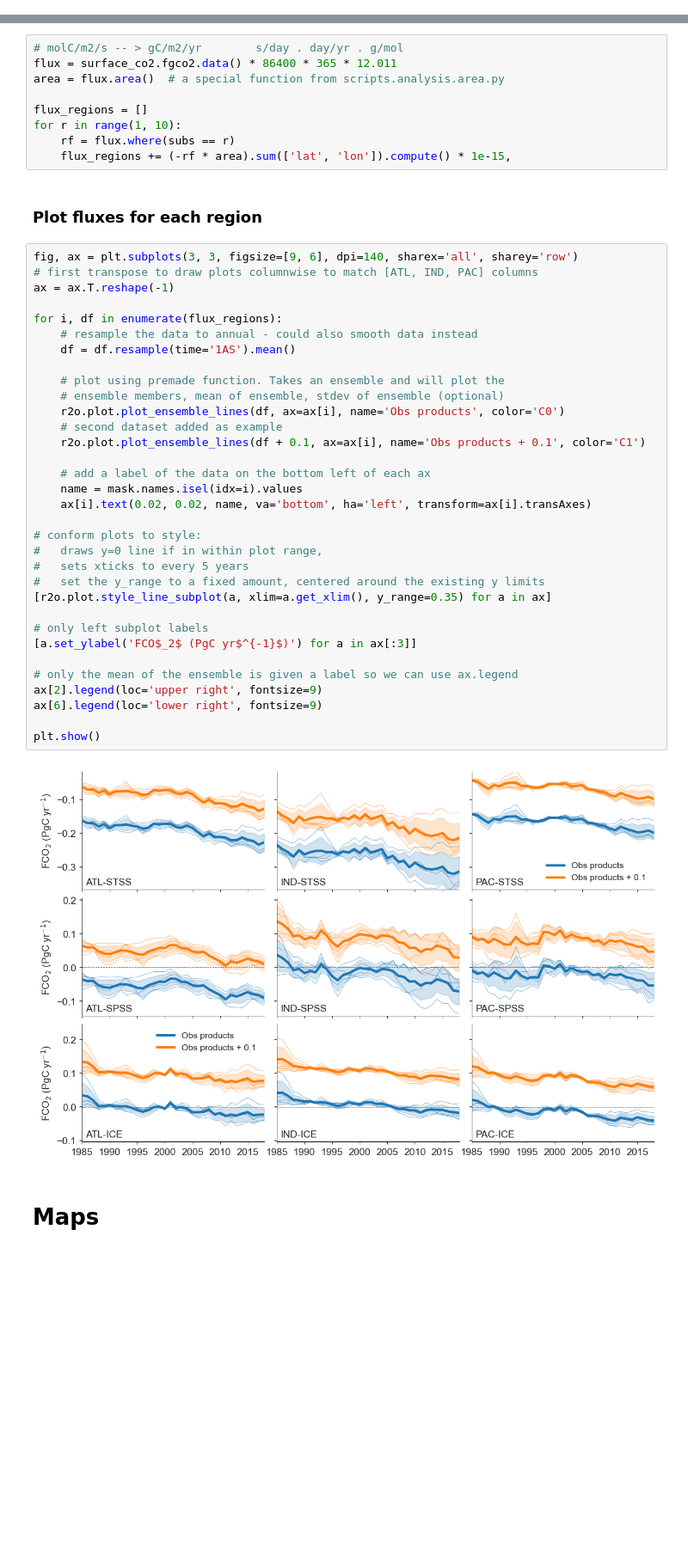
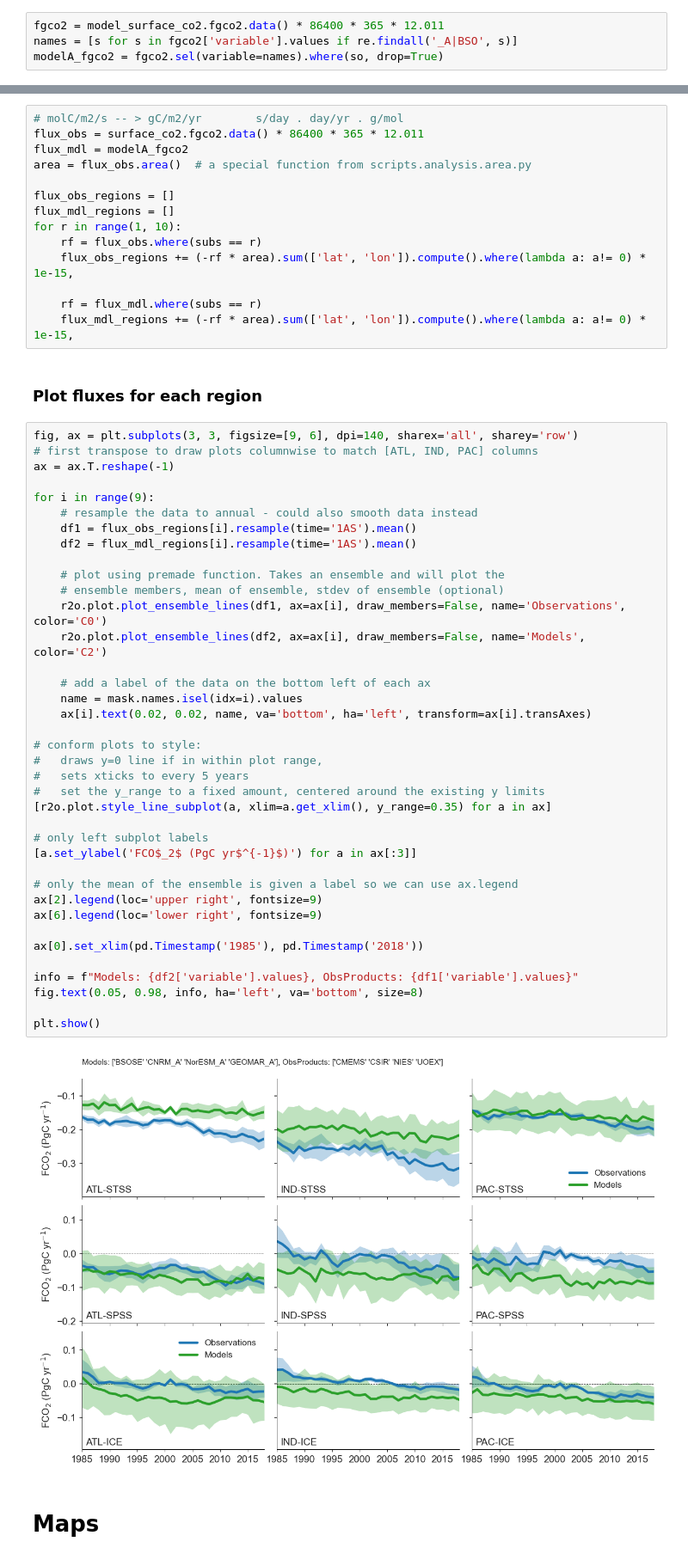
Before and after one commit to RECCAP2-ocean/Southern-Ocean, a Jupyter notebook: notebooks/plotting_example.ipynb, the cells around one changed output, grey strips where cells are left out. Shown: that part at 86% size. Saved outputs shown, nothing was run; the diff lists cells and outputs as text; blank space fills up the shorter version.

Commit message:
added model data to the mix

```diff
--- a/notebooks/plotting_example.ipynb
+++ b/notebooks/plotting_example.ipynb
@@ -112,3 +118,7 @@ surface_co2
+# %%
+fgco2 = model_surface_co2.fgco2.data() * 86400 * 365 * 12.011
+names = [s for s in fgco2['variable'].values if re.findall('_A|BSO', s)]
+modelA_fgco2 = fgco2.sel(variable=names).where(so, drop=True)
 # %% [markdown]
 # Regional integrated fluxes
 # %% [markdown]
@@ -117,50 +127,60 @@ surface_co2
 I highly recommend first calculating the fluxes for each region and only then plot
 # %%
 # molC/m2/s -- > gC/m2/yr        s/day . day/yr . g/mol
-flux = surface_co2.fgco2.data() * 86400 * 365 * 12.011
-area = flux.area()  # a special function from scripts.analysis.area.py
+flux_obs = surface_co2.fgco2.data() * 86400 * 365 * 12.011
+flux_mdl = modelA_fgco2
+area = flux_obs.area()  # a special function from scripts.analysis.area.py
 
-flux_regions = []
+flux_obs_regions = []
+flux_mdl_regions = []
 for r in range(1, 10):
-    rf = flux.where(subs == r)
-    flux_regions += (-rf * area).sum(['lat', 'lon']).compute() * 1e-15,
+    rf = flux_obs.where(subs == r)
+    flux_obs_regions += (-rf * area).sum(['lat', 'lon']).compute().where(lambda a: a!= 0) * 1e-15,
+
+    rf = flux_mdl.where(subs == r)
+    flux_mdl_regions += (-rf * area).sum(['lat', 'lon']).compute().where(lambda a: a!= 0) * 1e-15,
 # %% [markdown]
 ### Plot fluxes for each region
 # %%
 fig, ax = plt.subplots(3, 3, figsize=[9, 6], dpi=140, sharex='all', sharey='row')
 # first transpose to draw plots columnwise to match [ATL, IND, PAC] columns
 ax = ax.T.reshape(-1)
 
-for i, df in enumerate(flux_regions):
+for i in range(9):
     # resample the data to annual - could also smooth data instead
-    df = df.resample(time='1AS').mean()
+    df1 = flux_obs_regions[i].resample(time='1AS').mean()
+    df2 = flux_mdl_regions[i].resample(time='1AS').mean()
 
     # plot using premade function. Takes an ensemble and will plot the
     # ensemble members, mean of ensemble, stdev of ensemble (optional)
-    r2o.plot.plot_ensemble_lines(df, ax=ax[i], name='Obs products', color='C0')
-    # second dataset added as example
-    r2o.plot.plot_ensemble_lines(df + 0.1, ax=ax[i], name='Obs products + 0.1', color='C1')
+    r2o.plot.plot_ensemble_lines(df1, ax=ax[i], draw_members=False, name='Observations', color='C0')
+    r2o.plot.plot_ensemble_lines(df2, ax=ax[i], draw_members=False, name='Models', color='C2')
 
     # add a label of the data on the bottom left of each ax
     name = mask.names.isel(idx=i).values
     ax[i].text(0.02, 0.02, name, va='bottom', ha='left', transform=ax[i].transAxes)
 
 # conform plots to style:
 #   draws y=0 line if in within plot range,
 #   sets xticks to every 5 years
 #   set the y_range to a fixed amount, centered around the existing y limits
 [r2o.plot.style_line_subplot(a, xlim=a.get_xlim(), y_range=0.35) for a in ax]
 
 # only left subplot labels
 [a.set_ylabel('FCO$_2$ (PgC yr$^{-1}$)') for a in ax[:3]]
 
 # only the mean of the ensemble is given a label so we can use ax.legend
 ax[2].legend(loc='upper right', fontsize=9)
 ax[6].legend(loc='lower right', fontsize=9)
 
+ax[0].set_xlim(pd.Timestamp('1985'), pd.Timestamp('2018'))
+
+info = f"Models: {df2['variable'].values}, ObsProducts: {df1['variable'].values}"
+fig.text(0.05, 0.98, info, ha='left', va='bottom', size=8)
+
 plt.show()
 # %% [output]
-[figure, old version]
+[figure, new version]
 # %% [markdown]
 # Maps
 # %% [markdown]
```
Also changed, not shown: parts of 5 cells of this notebook, 4 other files.
